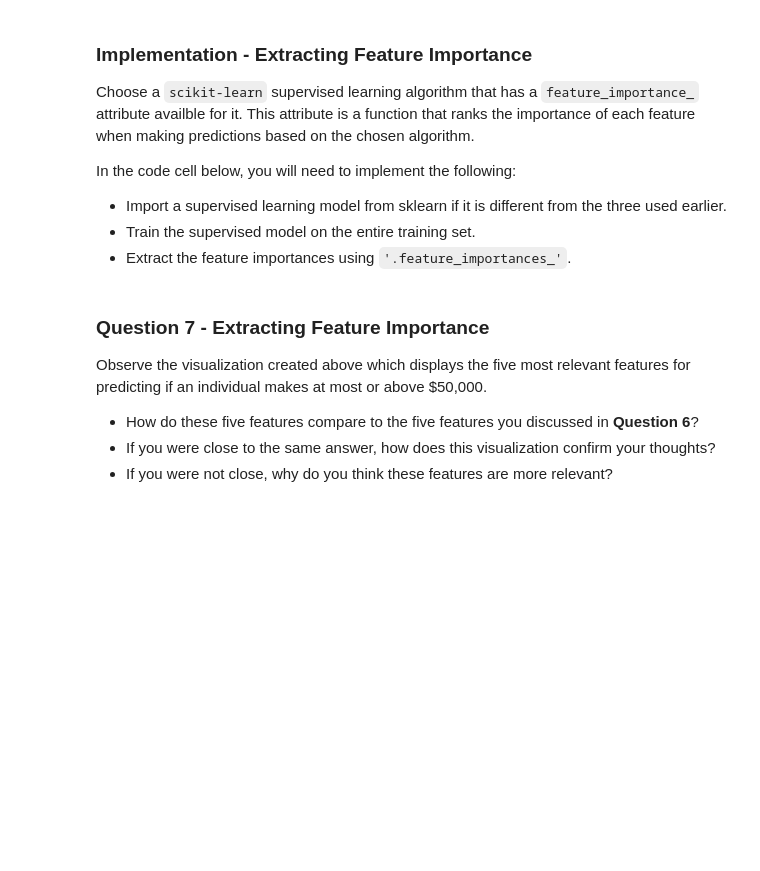
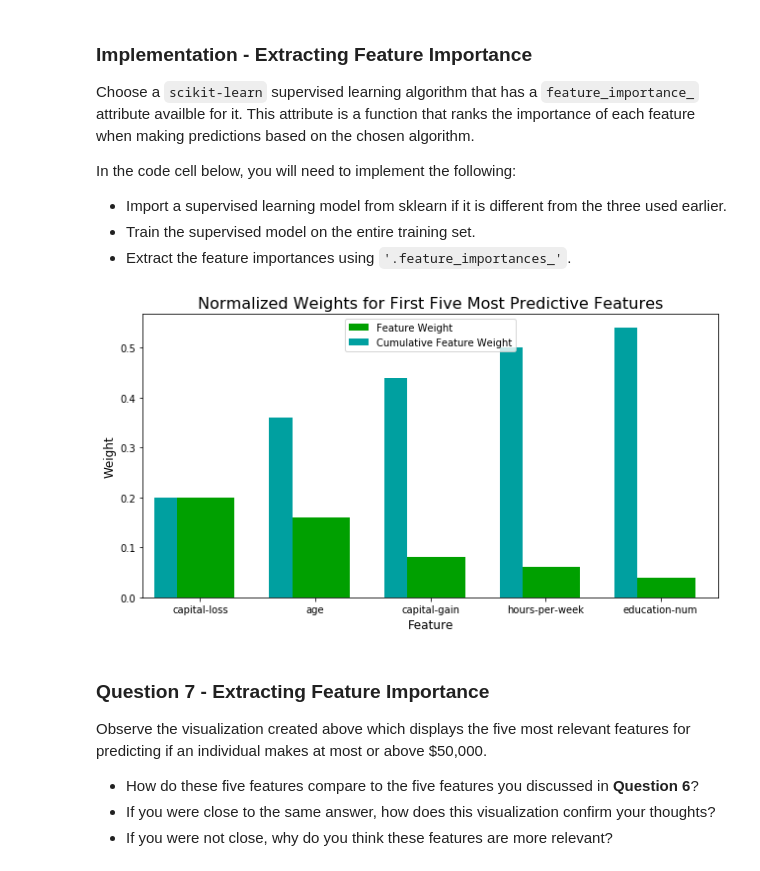
Before and after one commit to tobiassteidle/MLND_CharityML, a Jupyter notebook: finding_donors.ipynb, the cells around one changed output. Cells and saved outputs as stored; diff of their text form; code cells hidden in the pictures; blank space fills up the shorter version.

```diff
--- a/finding_donors.ipynb
+++ b/finding_donors.ipynb
@@ -611,18 +635,20 @@ In the code cell below, you will need to implement the following:
  - Extract the feature importances using `'.feature_importances_'`.
 # %%
 # TODO: Import a supervised learning model that has 'feature_importances_'
-from sklearn.ensemble import GradientBoostingClassifier
+from sklearn.ensemble import AdaBoostClassifier
 
-model = GradientBoostingClassifier(random_state=42)
+model = AdaBoostClassifier(random_state=42)
 
 # TODO: Train the supervised model on the training set using .fit(X_train, y_train)
 model.fit(X_train, y_train)
 
 # TODO: Extract the feature importances using .feature_importances_
 importances = model.feature_importances_
 
 # Plot
 vs.feature_plot(importances, X_train, y_train)
+# %% [output]
+[figure, added]
 # %% [markdown]
 ### Question 7 - Extracting Feature Importance
 
```
Also changed, not shown: parts of 12 cells of this notebook, 1 other file.
